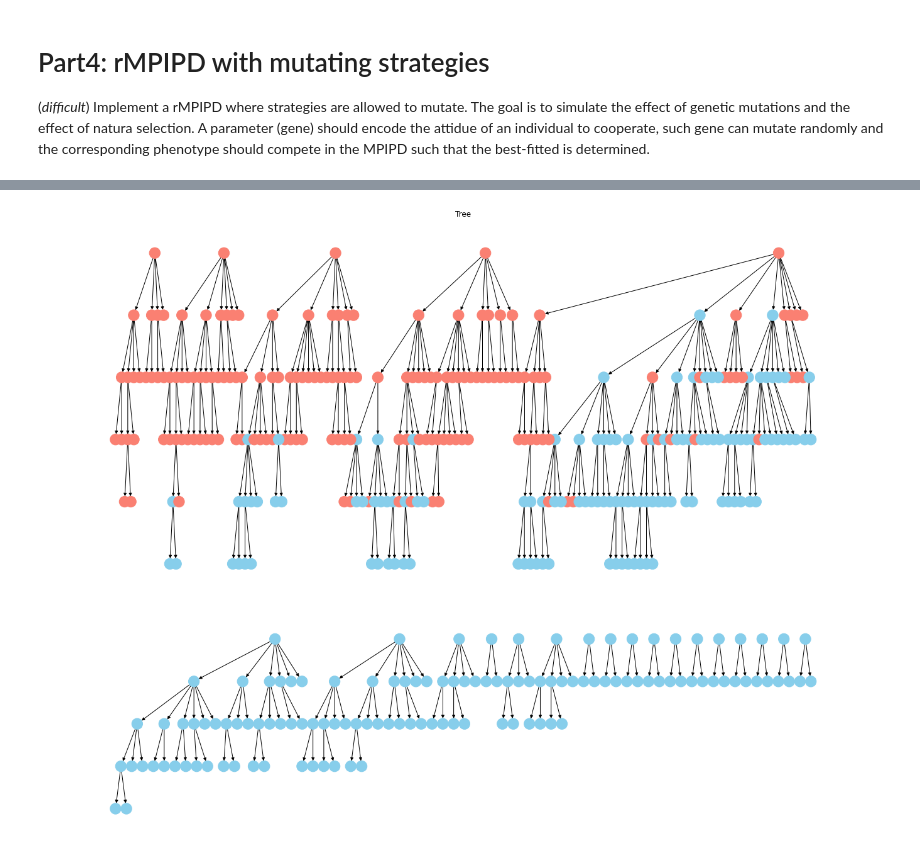
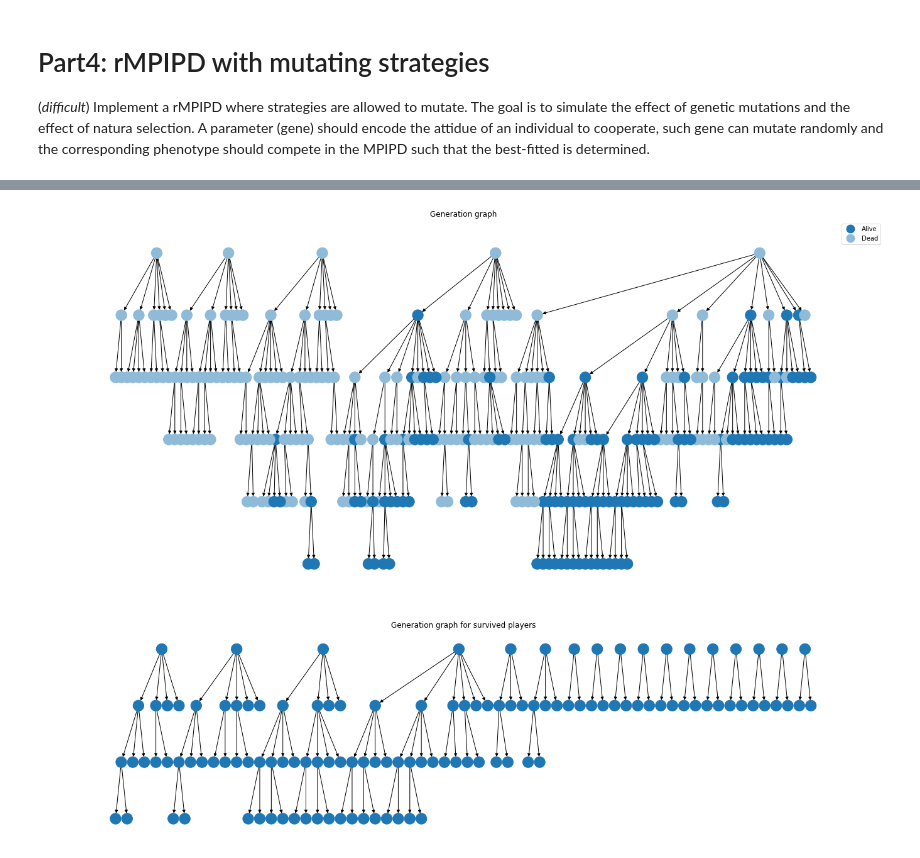
Before and after one commit to donaldssh/Iterative-Prisoners-Dilemma, a Jupyter notebook: Project.ipynb, the cells around one changed output, grey strips where cells are left out. Saved outputs shown, nothing was run; the diff lists cells and outputs as text; code cells hidden in the pictures.

Commit message:
update graphs visualization

```diff
--- a/Project.ipynb
+++ b/Project.ipynb
@@ -1287,6 +1289,11 @@ class IDSupplier:
         self.count += 1
         return id
 
+
+legend = [
+    Line2D([0], [0], marker="o", color="w", label="Alive", markerfacecolor="#1f77b4", markersize=15),
+    Line2D([0], [0], marker="o", color="w", label="Dead", markerfacecolor="#8FBBD9", markersize=15)
+]
 
 # P_list = player list
 def evolvingMPIPD(
@@ -1308,6 +1315,7 @@ def evolvingMPIPD(
     Return:
         it modifies the input P_list
         G: directed graph networkx
+        all_k_history: list of all k for each epoch
     """
     G = nx.DiGraph()
 
@@ -1316,10 +1324,11 @@ def evolvingMPIPD(
     id_sup = IDSupplier()
     for i, player in enumerate(P_list):
         player.ID = id_sup.new_id()
-        G.add_node(player.ID, color="skyblue")
+        G.add_node(player.ID, color="#1f77b4")
 
     if display_graph:
         fig, ax = plt.subplots(figsize=(24, 11))
+        ax.legend(handles=legend)
 
     for epoch in range(num_epochs):
 
@@ -1342,7 +1351,7 @@ def evolvingMPIPD(
         while len(P_list) > max_population:
             dead_player = P_list.pop()
             colors = nx.get_node_attributes(G, "color")
-            colors[dead_player.ID] = "salmon"
+            colors[dead_player.ID] = "#8FBBD9"
             nx.set_node_attributes(G, colors, "color")
 
         # remaining players make new children
@@ -1362,12 +1371,12 @@ def evolvingMPIPD(
                 # add parent ID to the son family
                 player.family.append(son.ID)
 
-                G.add_node(son.ID, color="skyblue")
+                G.add_node(son.ID, color="#1f77b4")
                 G.add_edge(player.ID, son.ID)
                 P_list.append(son)
 
         if display_graph:
-            plt.title("Tree")
+            plt.title("Generation graph")
             pos = graphviz_layout(G, prog="dot")
             nx.draw(
                 G,
@@ -1391,4 +1400,4 @@ def evolvingMPIPD(
 P_list = [KBadGuy2(i*10) for i in range(1,6)]
 
 
-G, all_k_history = evolvingMPIPD(P_list, 5, 30, 40, children=2, display_graph=False)
+G, all_k_history = evolvingMPIPD(P_list, 5, 30, 40, children=2, display_graph=True)
@@ -1395,7 +1407,8 @@ G, all_k_history = evolvingMPIPD(P_list, 5, 30, 40, children=2, display_graph=Fa
 # %%
 if "graphviz_layout" in dir(nx.drawing.nx_agraph):
     fig, ax = plt.subplots(figsize=(24, 11))
-    plt.title("Tree")
+    ax.legend(handles=legend)
+    plt.title("Generation graph")
     pos = graphviz_layout(G, prog="dot")
     nx.draw(
         G,
@@ -1405,25 +1418,26 @@ if "graphviz_layout" in dir(nx.drawing.nx_agraph):
         arrows=True,
     )
 # %% [output]
-[figure, old version]
+[figure, new version]
 # %%
 nodes_list = list(G.nodes(data="color"))
 for i, color in nodes_list:
-    if color == "salmon":
+    if color == "#8FBBD9":
         G.remove_node(i)
 
 if "graphviz_layout" in dir(nx.drawing.nx_agraph):
     fig, ax = plt.subplots(figsize=(24, 6))
+    plt.title("Generation graph for survived players")
     pos = graphviz_layout(G, prog="dot")
     nx.draw(
         G,
         pos,
         node_color=nx.get_node_attributes(G, "color").values(),
         with_labels=False,
         arrows=True,
     )
 # %% [output]
-[figure, old version]
+[figure, new version]
 # %%
 P_list = [KBadGuy2(i*10) for i in range(1,6)]
 
```
Also changed, not shown: parts of 9 cells of this notebook.
